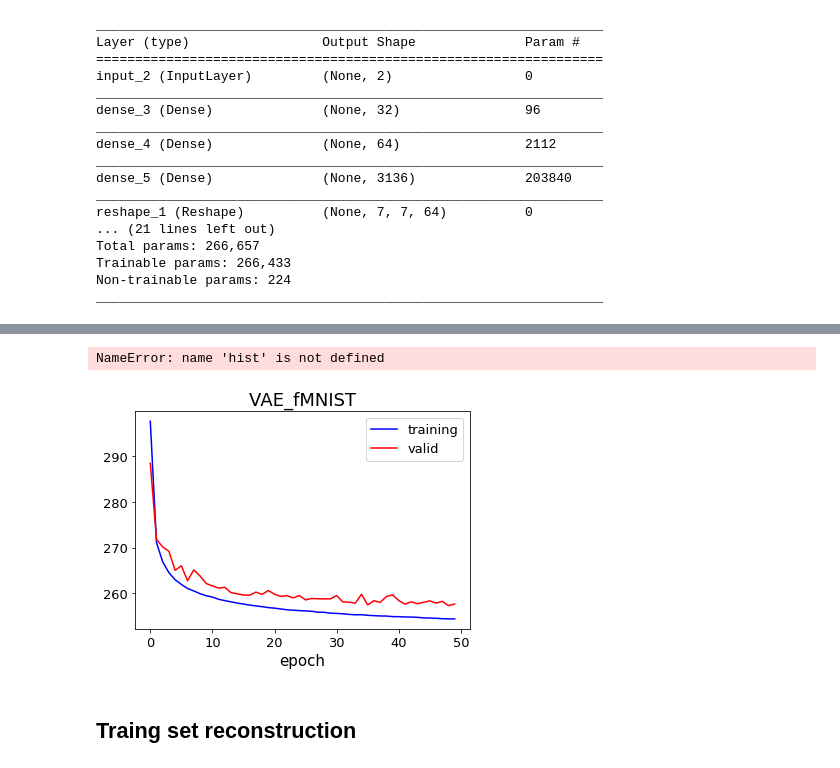
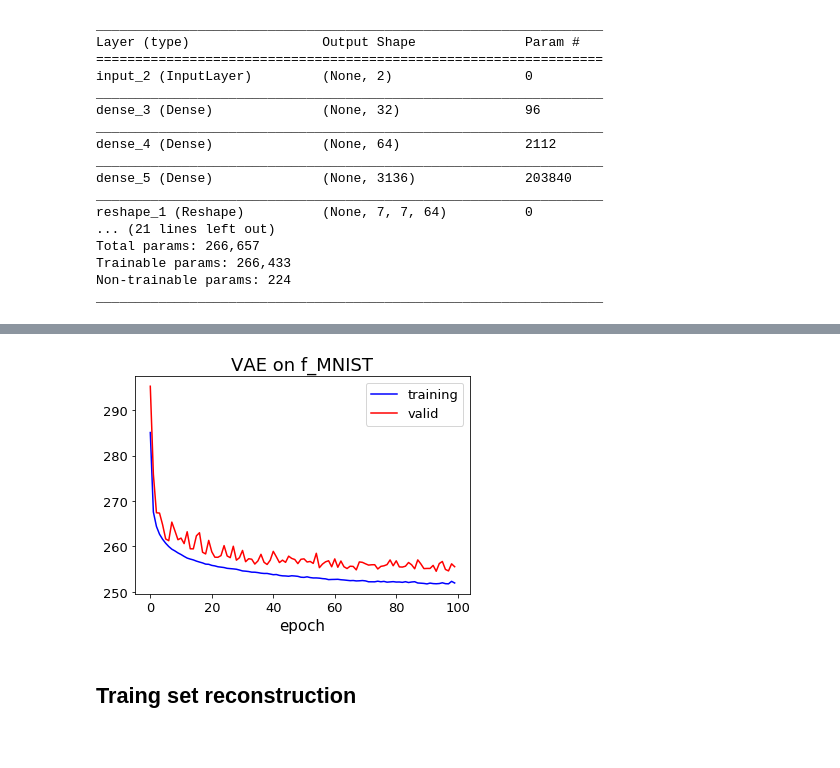
Before and after one commit to sungsujaing/letter_digit_generator_VAE, a Jupyter notebook: convolutional beta-VAE model building using F_MNIST.ipynb, the cells around one changed output, grey strips where cells are left out. Cells and saved outputs as stored; diff of their text form; code cells hidden in the pictures.

```diff
--- a/convolutional beta-VAE model building using F_MNIST.ipynb
+++ b/convolutional beta-VAE model building using F_MNIST.ipynb
@@ -141,5 +145,26 @@ reconstruction_loss *= img_rows * img_cols
 
 kl_loss = -0.5 * K.sum(beta*(1 + z_log_var - K.square(z_mean) - K.exp(z_log_var)), axis=-1)
 vae_loss = K.mean(reconstruction_loss + kl_loss)
+# %%
+class NEpochPrint(Callback):
+    def __init__(self, display_step):
+        self.epoch = 0
+        self.display_step = display_step
+    def on_epoch_end(self,epoch,logs={}):
+        self.epoch += 1
+        if self.epoch == 1 or self.epoch % self.display_step == 0:
+            print('Epoch: {}/{} ..... {}: {:.4f} - {}: {:.4f}'.format(self.epoch,
+                                                                      self.params['epochs'],
+                                                                      self.params['metrics'][0],
+                                                                      logs.get(self.params['metrics'][0]),
+                                                                      self.params['metrics'][1],
+                                                                      logs.get(self.params['metrics'][1])))
+NEpochPrinter = NEpochPrint(display_step=5)
 # %%
-# vae.load_weights('vae_mnist.h5') # load all the weights for encoder and decoder when loading for vae
+def train_or_load_weights(flag):
+    if flag == 'train':
+        hist = vae.fit(X_train,epochs=epochs,batch_size=batch_size,validation_data=(X_test, None),verbose=0,callbacks=[NEpochPrinter])
+        vae.save_weights('vae_fashion_mnist.h5')
+        return hist
+    if flag == 'load':
+        vae.load_weights('vae_mnist.h5') # load all the weights for encoder and decoder when loading for vae
@@ -197,0 +189,2 @@ Epoch 50/50
+# %%
+hist = train_or_load_weights(flag='train')
@@ -209,9 +219,5 @@ def training_plot(hist,model_name):
 # %%
-training_plot(hist,'VAE_fMNIST')
+training_plot(hist,'VAE on f_MNIST')
 # %% [output]
-NameError: name 'hist' is not defined
+[figure, added]
-# %%
-training_plot(hist,'VAE_fMNIST')
-# %% [output]
-[figure, removed]
 # %%
```
Also changed, not shown: parts of 19 cells of this notebook, 13 other files.
